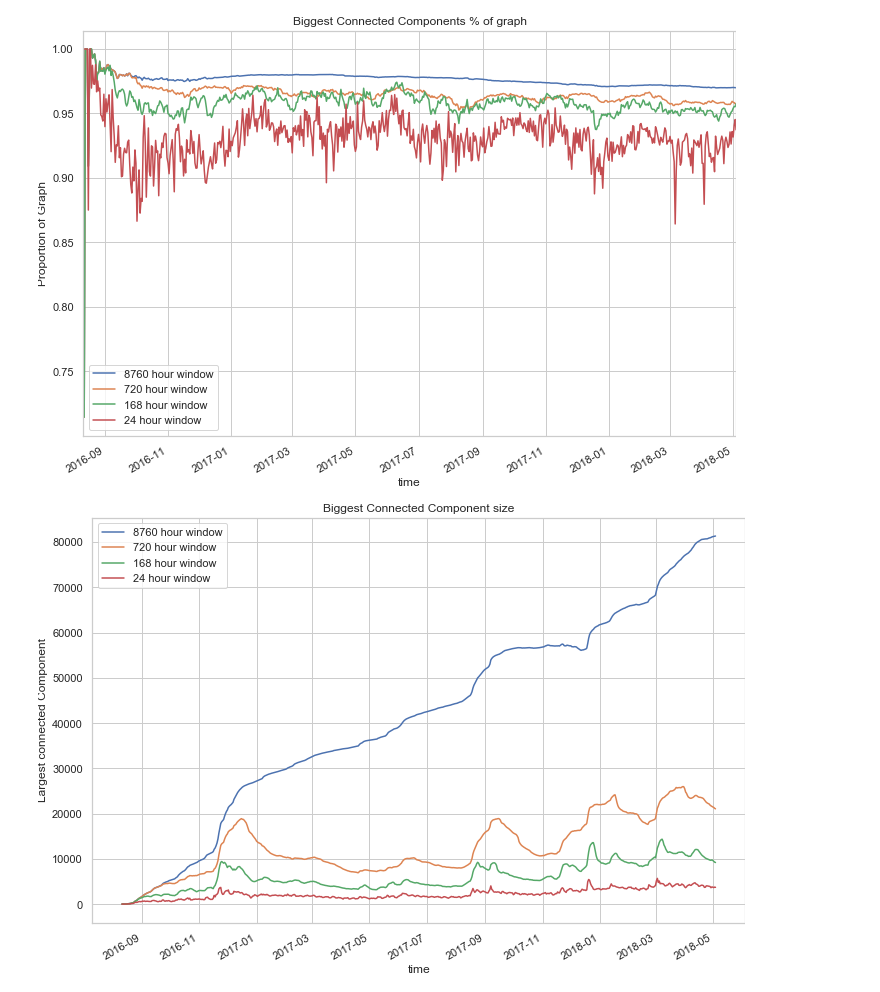
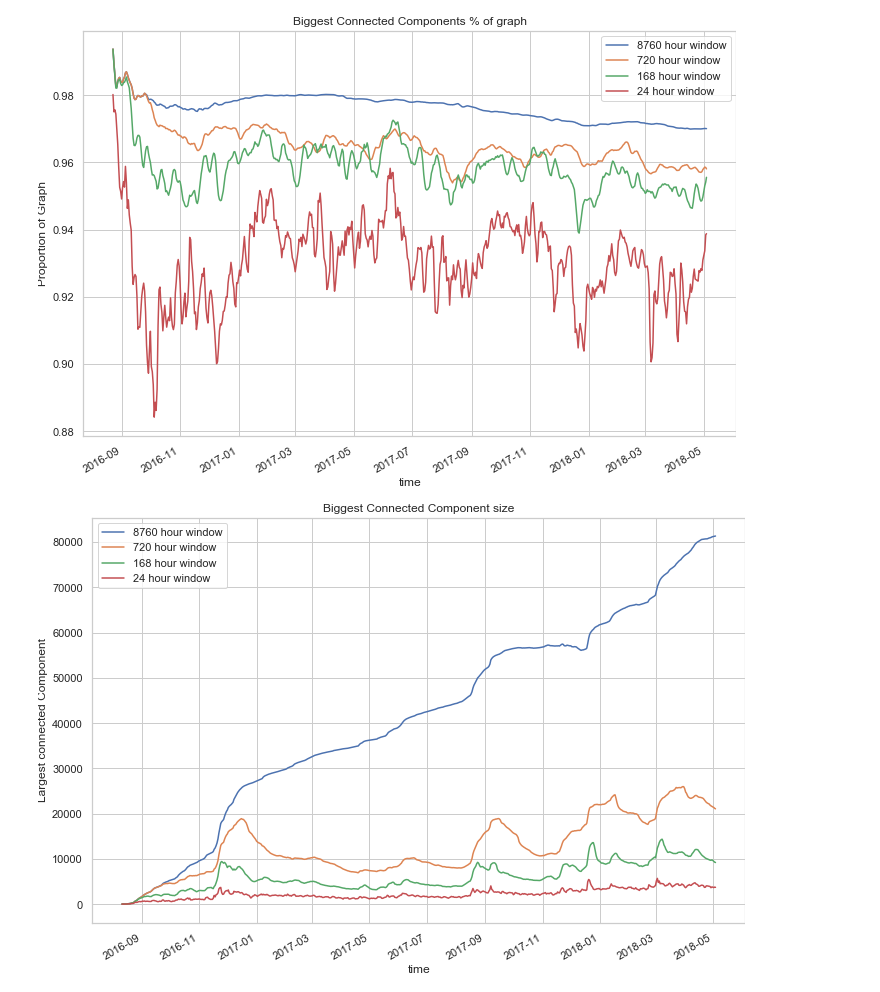
Before and after one commit to miratepuffin/Raphtory-Deployment, a Jupyter notebook: JupyterPlotting/Gab Plots.ipynb, the cells around one changed output. Drawn from its saved outputs; the diff is of its cells as text; code cells hidden in the pictures.

```diff
--- a/JupyterPlotting/Gab Plots.ipynb
+++ b/JupyterPlotting/Gab Plots.ipynb
@@ -26,22 +28,23 @@ sns.set_palette('deep')
 # %%
 windows = [31536000000,2592000000,604800000,86400000]
 with open('bigCC.json') as json_file:
     x = json.load(json_file)
     x= pd.DataFrame(x['views'])
     x['time'] = pd.to_datetime(x['time'],unit='ms')
     x = x[x['total'] != 0]
     a4_dims = (11.7, 8.27)
     fig, ax = plt.subplots(figsize=a4_dims)
     plt.title('Biggest Connected Components % of graph')
     plt.xlabel('Date')
     plt.ylabel('Proportion of Graph')
     for i in windows:
         y = x[x['windowsize'] == i]
+        y['mean'] = y['proportion'].rolling(window=4,center=False).mean()
         hours = str(int((i/3600000)))+" hour window"
-        y.plot(x='time', y='proportion',ax=ax, label=hours)
+        y.plot(x='time', y='mean',ax=ax, label=hours)
     plt.show()
 # %% [output]
-[figure, old version]
+[figure, new version]
 # %%
 with open('bigCC.json') as json_file:
     x = json.load(json_file)
```
Also changed, not shown: parts of 3 cells of this notebook, 1 other file.
